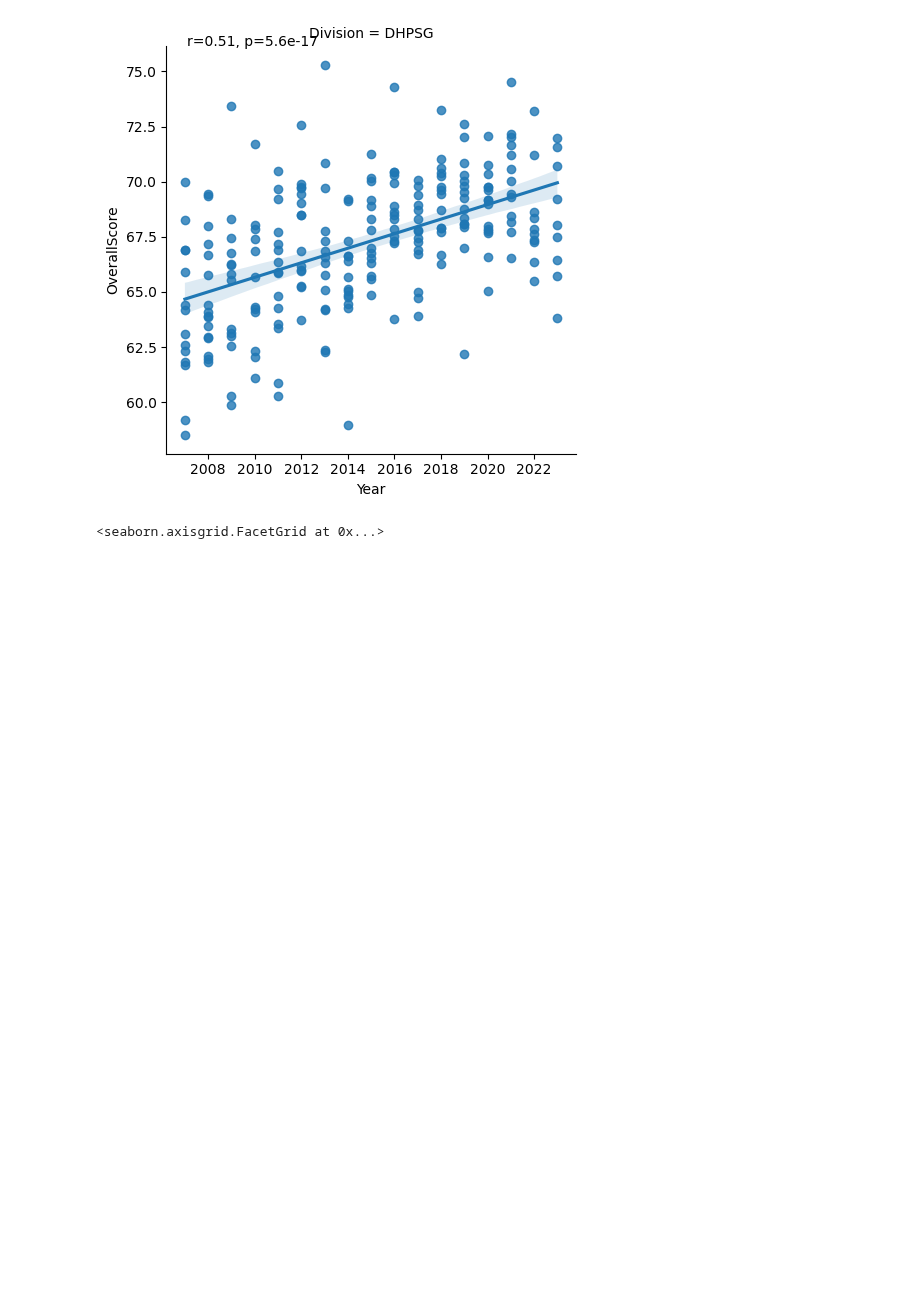
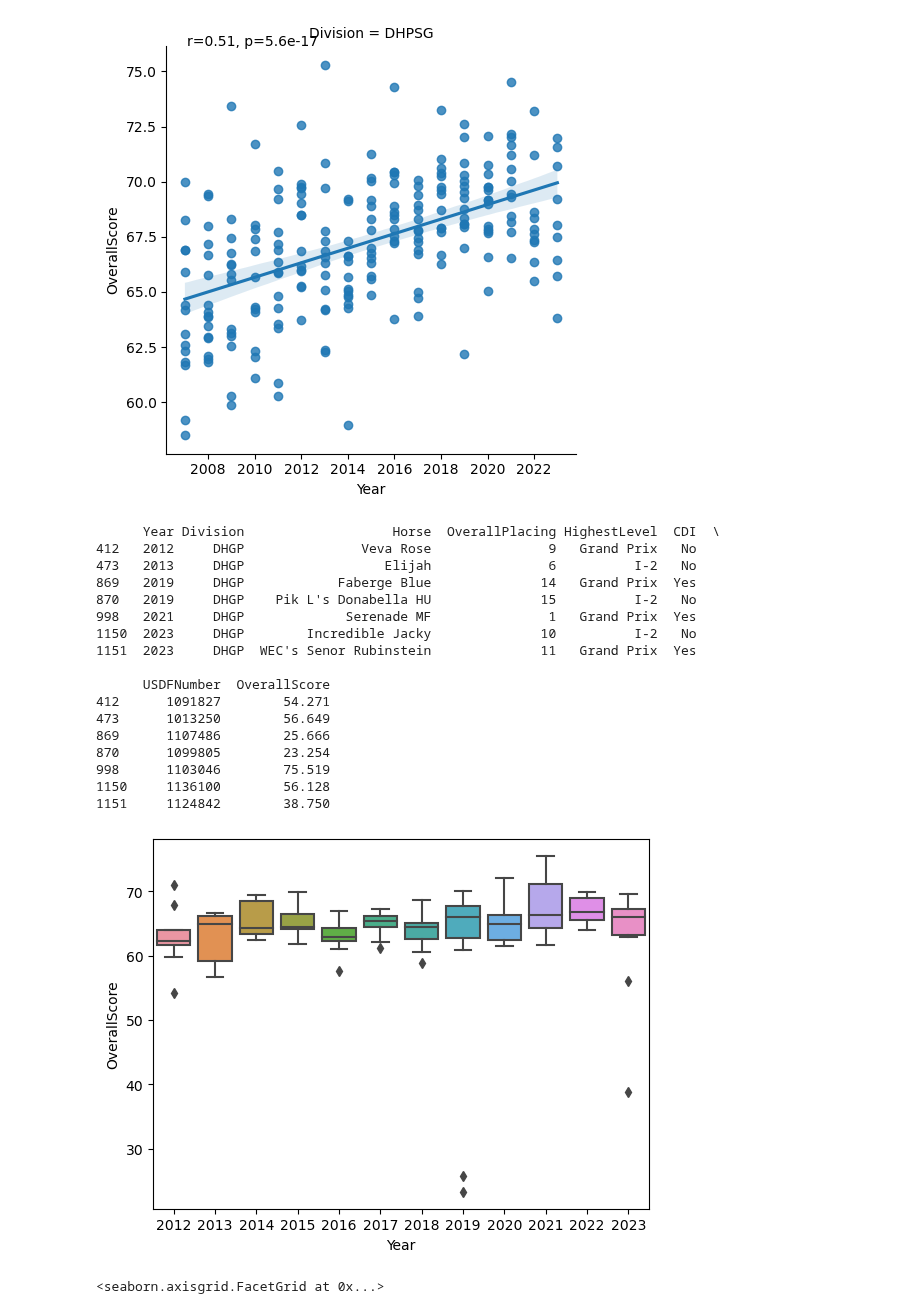
Before and after one commit to siobyrne/young-dressage-horse-program-analysis, a Jupyter notebook: younghorse.ipynb, the cells around one changed output. Drawn from its saved outputs; the diff is of its cells as text; code cells hidden in the pictures; blank space fills up the shorter version.

```diff
--- a/younghorse.ipynb
+++ b/younghorse.ipynb
@@ -560,4 +558,53 @@ dhpsg.map_dataframe(annotate)
 # %% [output]
 <seaborn.axisgrid.FacetGrid at 0x...>
 [figure]
+# %%
+dhgp_scores = total_horses = championship_df.loc[(championship_df["Division"].str.contains("DHGP"))]
+
+
+#calculate z-score for each overall score value
+z = np.abs(st.zscore(dhgp_scores['OverallScore']))
+
+# identify outliers as those with a z-score above 3
+#threshold = 3
+#outliers = dhgp_scores[z > threshold]
+
+# calculate IQR for column OverallScore
+Q1 = dhgp_scores['OverallScore'].quantile(0.25)
+Q3 = dhgp_scores['OverallScore'].quantile(0.75)
+IQR = Q3 - Q1
+
+# identify outliers
+threshold = 1.5
+outliers = dhgp_scores[(dhgp_scores['OverallScore'] < Q1 - threshold * IQR) | (dhgp_scores['OverallScore'] > Q3 + threshold * IQR)]
+print(outliers)
+
+# create boxplot to visualize outliers
+sns.boxplot(data=dhgp_scores, x='Year', y='OverallScore')
+
+# drop the outliers
+dhgp_scores = dhgp_scores.drop(outliers.index)
+
+# replace outliers with median value
+dhgp_scores.loc[z > threshold, 'OverallScore'] = dhgp_scores['OverallScore'].median()
+#dhgp_scores.loc[IQR > threshold, 'OverallScore'] = dhpsg_scores['OverallScore'].median()
+# %% [output]
+      Year Division                   Horse  OverallPlacing HighestLevel  CDI  \
+412   2012     DHGP               Veva Rose               9   Grand Prix   No
+473   2013     DHGP                  Elijah               6          I-2   No
+869   2019     DHGP            Faberge Blue              14   Grand Prix  Yes
+870   2019     DHGP    Pik L's Donabella HU              15          I-2   No
+998   2021     DHGP             Serenade MF               1   Grand Prix  Yes
+1150  2023     DHGP        Incredible Jacky              10          I-2   No
+1151  2023     DHGP  WEC's Senor Rubinstein              11   Grand Prix  Yes
+
+      USDFNumber  OverallScore
+412      1091827        54.271
+473      1013250        56.649
+869      1107486        25.666
+870      1099805        23.254
+998      1103046        75.519
+1150     1136100        56.128
+1151     1124842        38.750
+[figure, added]
 # %%
```
Also changed, not shown: parts of 13 cells of this notebook.
